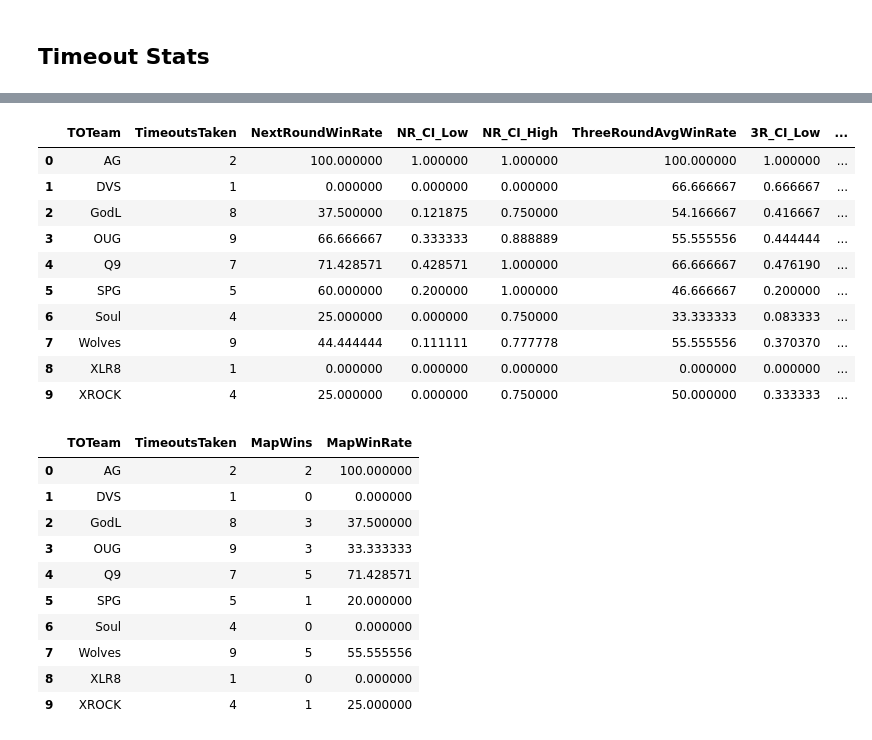
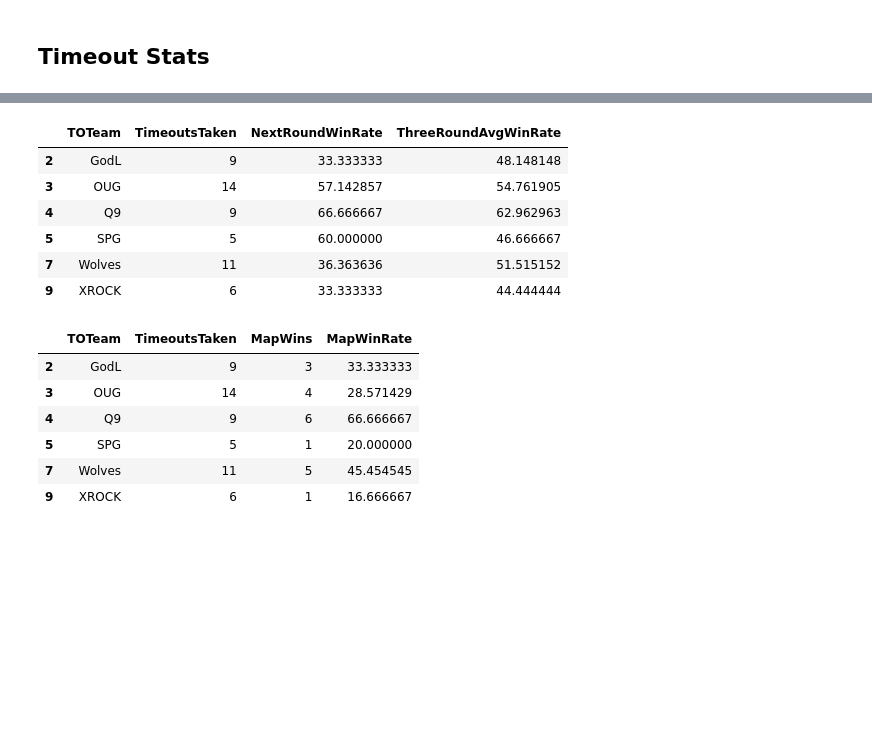
Before and after one commit to anshxl/codm-analytics, a Jupyter notebook: Notebooks/snd.ipynb, the cells around one changed output, grey strips where cells are left out. Cells and saved outputs as stored; diff of their text form; code cells hidden in the pictures; blank space fills up the shorter version.

Commit message:
stage 3 stats updated

```diff
--- a/Notebooks/snd.ipynb
+++ b/Notebooks/snd.ipynb
@@ -17,15 +20,10 @@ df['Winner'] = df['Winner'].replace('Xrock', 'XROCK')
 # Convert blank strings or whitespace-only to NaN
 df['PlantSite'] = df['PlantSite'].replace(r'^\s*$', np.nan, regex=True)
 
-# week3_mask = df['Date'] >= '2025-08-14'
-# df = df[week3_mask]
+# Filter for relevant teams
+relevant_teams = ['Q9', 'OUG', 'SPG', 'XROCK', 'GodL', 'Wolves']
 
-master_teams = ['SPG', 'Q9', 'OUG', 'Wolves']
-# Filter the DataFrame to only include rows where 'Offense' and 'Defense' are in master_teams
-# df = df[(df['Offense'].isin(master_teams)) | (df['Defense'].isin(master_teams))]
-# date_mask = df['Date'] == '2025-08-17'
-# df = df[date_mask]
-df_snd = df.copy()
+df_snd = df[df['Offense'].isin(relevant_teams) | df['Defense'].isin(relevant_teams)]
 
 df_snd.head()
 # %% [output]
@@ -296,13 +144,13 @@ display(win_type_team_pivot)
 # %%
 # Flag whether offense planted
-df['Planted'] = pd.notna(df['PlantSite'])
+df_snd['Planted'] = pd.notna(df_snd['PlantSite'])
 
 # Flag offense win
-df['OffenseWin'] = df['Winner'] == df['Offense']
+df_snd['OffenseWin'] = df_snd['Winner'] == df_snd['Offense']
 
 # Aggregate
 off_win_plant_stats = (
-    df.groupby(['Offense','Planted'])['OffenseWin']
+    df_snd.groupby(['Offense','Planted'])['OffenseWin']
       .mean()
       .reset_index()
       .pivot(index='Offense', columns='Planted', values='OffenseWin')
@@ -313,7 +161,10 @@ off_win_plant_stats = (
 
 off_win_plant_stats['WinRate_NoPlant'] = off_win_plant_stats['WinRate_NoPlant'] * 100
 off_win_plant_stats['WinRate_Plant'] = off_win_plant_stats['WinRate_Plant'] * 100
+
+# Filter for relevant teams
+off_win_plant_stats = off_win_plant_stats[off_win_plant_stats['Offense'].isin(relevant_teams)]
 display(off_win_plant_stats)
 
-# off_win_plant_stats.to_csv('../Week2/SnD/off_win_plant_stats.csv', index=False)
+off_win_plant_stats.to_csv(f'{OUT_PATH}/off_win_plant_stats.csv', index=False)
 # %% [output]
@@ -705,47 +526,45 @@ def bootstrap_ci(data, n_bootstrap=1000, ci=95):
     lower = np.percentile(stats, (100-ci)/2)
     upper = np.percentile(stats, 100 - (100-ci)/2)
     return np.mean(data), lower, upper
 
 # --- Compute win rates + CIs ---
 results = []
 
 for team, group in df_timeouts.groupby('TOTeam'):
     # Next round win rate
     mean_nr, low_nr, high_nr = bootstrap_ci(group['R1'].values)
 
     # 3-round average win rate
     avg_3rounds = group[['R1', 'R2', 'R3']].mean(axis=1).values
     mean_3r, low_3r, high_3r = bootstrap_ci(avg_3rounds)
 
     results.append({
         'TOTeam': team,
         'TimeoutsTaken': len(group),
         'NextRoundWinRate': mean_nr * 100,
         'NR_CI_Low': low_nr,
         'NR_CI_High': high_nr,
         'ThreeRoundAvgWinRate': mean_3r * 100,
         '3R_CI_Low': low_3r,
         '3R_CI_High': high_3r
     })
 
 timeout_execution_ci = pd.DataFrame(results)
 
-# Save to CSV
-# timeout_execution_ci.to_csv('timeout_post_execution_ci.csv', index=False)
+# Filter for relevant teams
+timeout_execution_ci = timeout_execution_ci[timeout_execution_ci['TOTeam'].isin(relevant_teams)]
+timeout_execution_ci = timeout_execution_ci[['TOTeam', 'TimeoutsTaken', 'NextRoundWinRate', 'ThreeRoundAvgWinRate']]
+
 display(timeout_execution_ci)
-# timeout_execution_ci.to_csv('../Week2/SnD/timeout_post_execution_ci.csv', index=False)
+timeout_execution_ci.to_csv(f'{OUT_PATH}/timeout_execution.csv', index=False)
 # %% [output]
-|  | TOTeam | TimeoutsTaken | NextRoundWinRate | NR_CI_Low | NR_CI_High | ThreeRoundAvgWinRate | 3R_CI_Low | ... |
-| 0 | AG | 2 | 100.000000 | 1.000000 | 1.000000 | 100.000000 | 1.000000 | ... |
-| 1 | DVS | 1 | 0.000000 | 0.000000 | 0.000000 | 66.666667 | 0.666667 | ... |
-| 2 | GodL | 8 | 37.500000 | 0.121875 | 0.750000 | 54.166667 | 0.416667 | ... |
-| 3 | OUG | 9 | 66.666667 | 0.333333 | 0.888889 | 55.555556 | 0.444444 | ... |
-| 4 | Q9 | 7 | 71.428571 | 0.428571 | 1.000000 | 66.666667 | 0.476190 | ... |
-| 5 | SPG | 5 | 60.000000 | 0.200000 | 1.000000 | 46.666667 | 0.200000 | ... |
-| 6 | Soul | 4 | 25.000000 | 0.000000 | 0.750000 | 33.333333 | 0.083333 | ... |
-| 7 | Wolves | 9 | 44.444444 | 0.111111 | 0.777778 | 55.555556 | 0.370370 | ... |
-| 8 | XLR8 | 1 | 0.000000 | 0.000000 | 0.000000 | 0.000000 | 0.000000 | ... |
-| 9 | XROCK | 4 | 25.000000 | 0.000000 | 0.750000 | 50.000000 | 0.333333 | ... |
+|  | TOTeam | TimeoutsTaken | NextRoundWinRate | ThreeRoundAvgWinRate |
+| 2 | GodL | 9 | 33.333333 | 48.148148 |
+| 3 | OUG | 14 | 57.142857 | 54.761905 |
+| 4 | Q9 | 9 | 66.666667 | 62.962963 |
+| 5 | SPG | 5 | 60.000000 | 46.666667 |
+| 7 | Wolves | 11 | 36.363636 | 51.515152 |
+| 9 | XROCK | 6 | 33.333333 | 44.444444 |
 # %%
 # MapWin is already stored as "W" or "L" for the team taking the timeout
 df_timeouts['MapWin?'] = df_timeouts['MapWin?'].map({'Yes': 1, 'No': 0})
@@ -762,17 +581,15 @@ map_win_rate = (
 
 map_win_rate['MapWinRate'] = map_win_rate['MapWins'] * 100 / map_win_rate['TimeoutsTaken']
 
+# Filter for relevant teams
+map_win_rate = map_win_rate[map_win_rate['TOTeam'].isin(relevant_teams)]
 display(map_win_rate)
 # map_win_rate.to_csv('../Week2/SnD/timeout_map_win_rate.csv', index=False)
 # %% [output]
 |  | TOTeam | TimeoutsTaken | MapWins | MapWinRate |
-| 0 | AG | 2 | 2 | 100.000000 |
-| 1 | DVS | 1 | 0 | 0.000000 |
-| 2 | GodL | 8 | 3 | 37.500000 |
-| 3 | OUG | 9 | 3 | 33.333333 |
-| 4 | Q9 | 7 | 5 | 71.428571 |
+| 2 | GodL | 9 | 3 | 33.333333 |
+| 3 | OUG | 14 | 4 | 28.571429 |
+| 4 | Q9 | 9 | 6 | 66.666667 |
 | 5 | SPG | 5 | 1 | 20.000000 |
-| 6 | Soul | 4 | 0 | 0.000000 |
-| 7 | Wolves | 9 | 5 | 55.555556 |
-| 8 | XLR8 | 1 | 0 | 0.000000 |
-| 9 | XROCK | 4 | 1 | 25.000000 |
+| 7 | Wolves | 11 | 5 | 45.454545 |
+| 9 | XROCK | 6 | 1 | 16.666667 |
```
Also changed, not shown: parts of 24 cells of this notebook, 32 other files.
